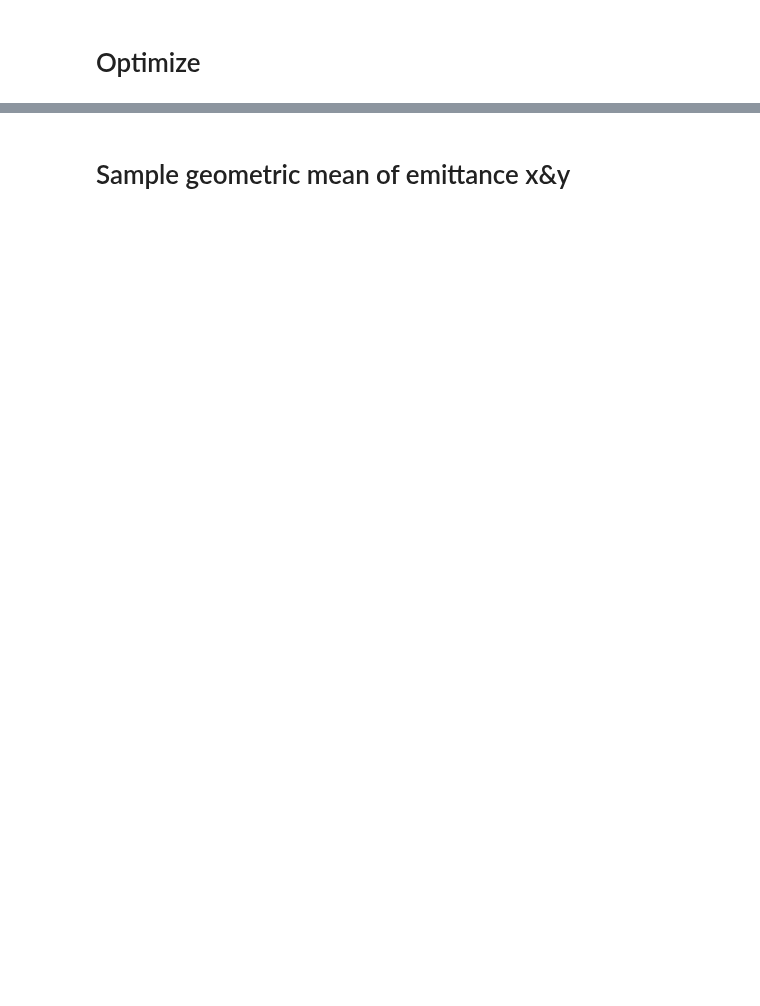
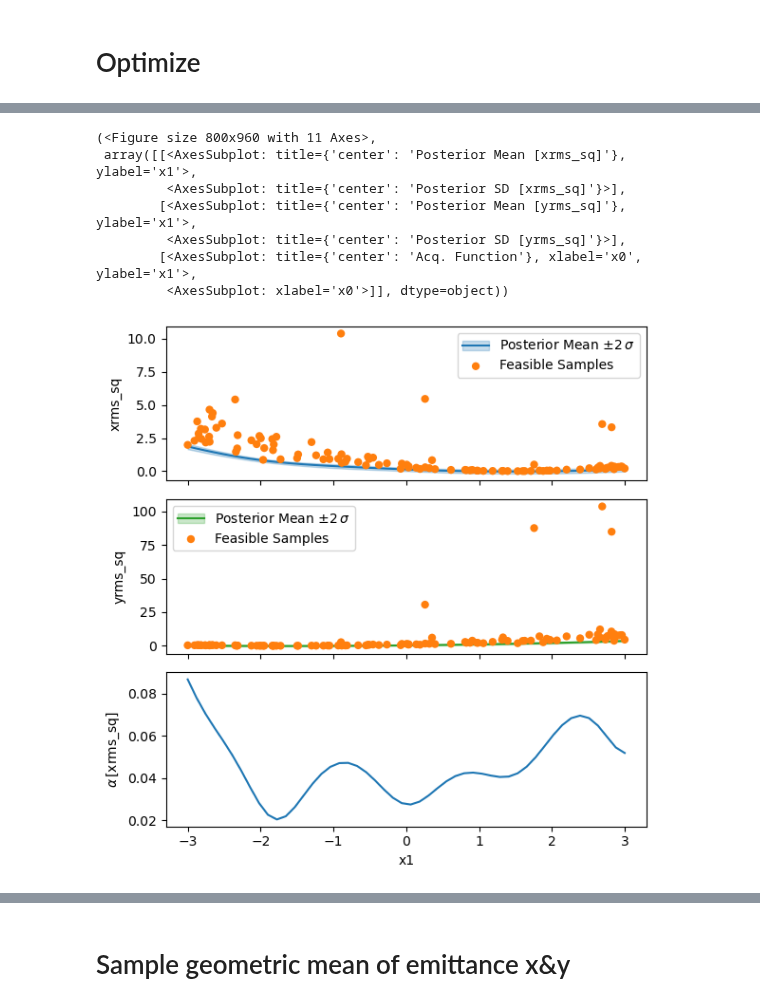
Before and after one commit to roussel-ryan/emitopt, a Jupyter notebook: examples/bax-emittance-xy-minimization-toy-model-THINQUAD.ipynb, the cells around one changed output, grey strips where cells are left out. Cells and saved outputs as stored; diff of their text form; code cells hidden in the pictures; blank space fills up the shorter version.

```diff
--- a/examples/bax-emittance-xy-minimization-toy-model-THINQUAD.ipynb
+++ b/examples/bax-emittance-xy-minimization-toy-model-THINQUAD.ipynb
@@ -308,0 +330,15 @@ This iteration took: 3.72581148147583 seconds.
+# %%
+optimizer.generator.train_model()
+# visualize_generator_model(optimizer.generator, variable_names=['x1'], reference_point={'x0':torch.tensor([0.]), 'x2':torch.tensor([0.])})
+# visualize_generator_model(optimizer.generator, variable_names=['x0','x1'], reference_point={'x2':torch.tensor([0.])})
+visualize_generator_model(optimizer.generator, variable_names=['x1'], reference_point={'x0':torch.tensor([0.]), 'x2':torch.tensor([0.]), 'x3':torch.tensor([0.])})
+visualize_generator_model(optimizer.generator, variable_names=['x0','x1'], reference_point={'x2':torch.tensor([0.]), 'x3':torch.tensor([0.])})
+# %% [output]
+(<Figure size 800x960 with 11 Axes>,
+ array([[<AxesSubplot: title={'center': 'Posterior Mean [xrms_sq]'}, ylabel='x1'>,
+         <AxesSubplot: title={'center': 'Posterior SD [xrms_sq]'}>],
+        [<AxesSubplot: title={'center': 'Posterior Mean [yrms_sq]'}, ylabel='x1'>,
+         <AxesSubplot: title={'center': 'Posterior SD [yrms_sq]'}>],
+        [<AxesSubplot: title={'center': 'Acq. Function'}, xlabel='x0', ylabel='x1'>,
+         <AxesSubplot: xlabel='x0'>]], dtype=object))
+[figure, added]
```
Also changed, not shown: parts of 22 cells of this notebook, 6 other files.
